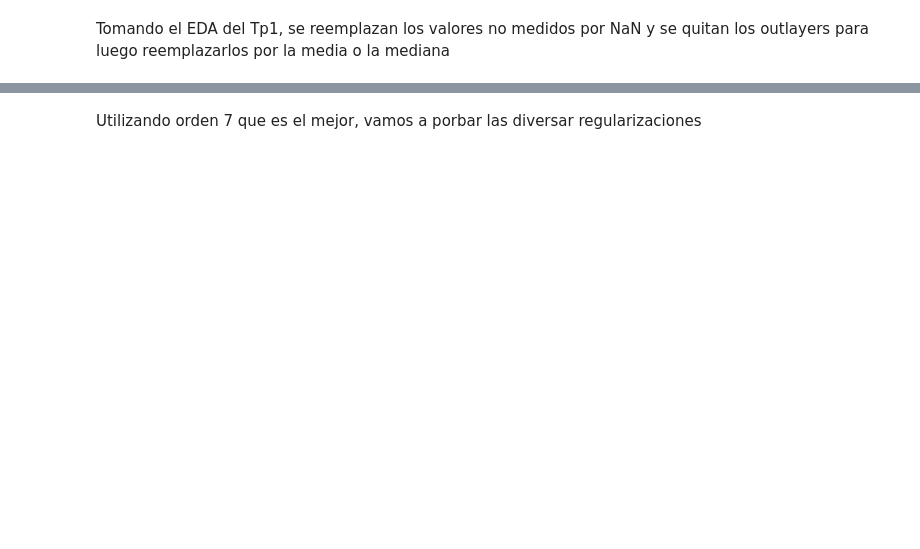
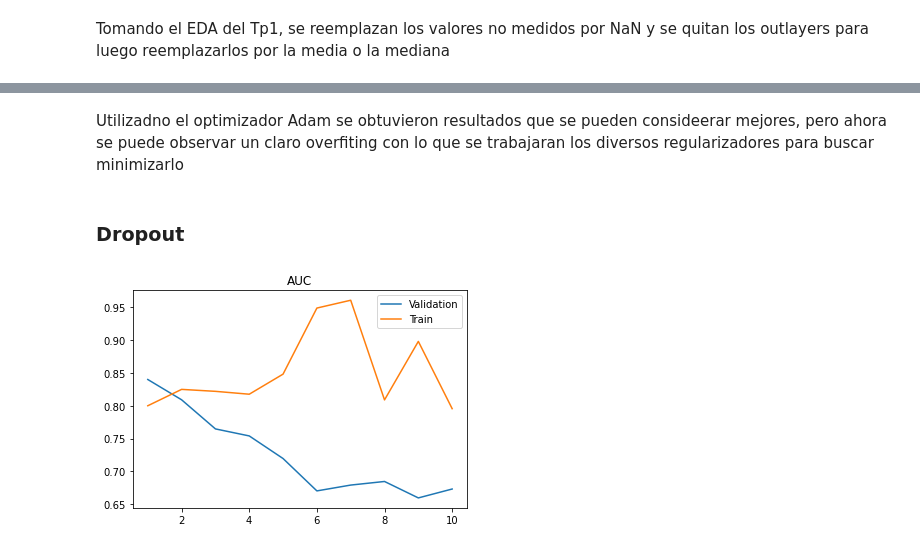
Before and after one commit to SantiAA/RN_TP2, a Jupyter notebook: src/EJ1/featrures_poly.ipynb, the cells around one changed output, grey strips where cells are left out. Drawn from its saved outputs; the diff is of its cells as text; code cells hidden in the pictures; blank space fills up the shorter version.

```diff
--- a/src/EJ1/featrures_poly.ipynb
+++ b/src/EJ1/featrures_poly.ipynb
@@ -293,2 +190,47 @@ ORDEN 7
 # %% [markdown]
-Utilizando orden 7 que es el mejor, vamos a porbar las diversar regularizaciones
+Utilizadno el optimizador Adam se obtuvieron resultados que se pueden consideerar mejores, pero ahora se puede observar un claro overfiting con lo que se trabajaran los diversos regularizadores para buscar minimizarlo
+# %% [markdown]
+### Dropout
+# %%
+%%time
+
+train_score = [0.8]
+validation_score = [0.84]
+all_metrics = {}
+
+for i in range(2,max_poly_order+1):
+    learning_schedule = ExponentialDecay(initial_learning_rate=4.7*(10**(i-1)), decay_steps=100, decay_rate=0.96)
+    poly = PolynomialFeatures(degree=i)
+    pol_x_train = poly.fit_transform(x_train_norm)
+    pol_x_valid = poly.fit_transform(x_valid_norm)
+
+    poly_checkpoint_callback = ModelCheckpoint(filepath=join(checkpoints_path, 'poly_drop_{}'.format(i)),
+                                                  save_weights_only=True,
+                                                  monitor='val_auc',
+                                                  mode='max',
+                                                  save_best_only=True)
+
+    poly_model = Sequential()
+    poly_model.add(Dropout(rate=0.4, input_shape=(pol_x_train.shape[1],)))
+    poly_model.add(Dense(units=1, activation='sigmoid', input_shape=(pol_x_train.shape[1],)))
+    poly_model.compile(optimizer=Adam(learning_rate=0.2), loss=BinaryCrossentropy(), metrics=[AUC(name='auc')])
+
+    history = poly_model.fit(pol_x_train, y_train, epochs=100, validation_data=(pol_x_valid, y_valid), callbacks=[poly_checkpoint_callback],
+                             verbose=1)
+
+    # Cargo el mejor modelo entrenado
+    poly_model.load_weights(join(checkpoints_path, 'poly_drop_{}'.format(i)))
+    metrics = verify_model(poly_model, pol_x_train, y_train, pol_x_valid, y_valid)
+    # Guardo las metricas de cada orden para comparar
+    all_metrics[i] = metrics
+    train_score.append(metrics['AUC ROC'][0])
+    validation_score.append(metrics['AUC ROC'][1])
+    clear_output(wait=True)
+
+plt.plot(list(range(1, max_poly_order+1)),validation_score, label='Validation')
+plt.plot(list(range(1, max_poly_order+1)),train_score, label='Train')
+plt.title('AUC')
+plt.legend(loc='best')
+plt.show()
+# %% [output]
+[figure, added]
```
Also changed, not shown: parts of 43 cells of this notebook, 3 other files.
